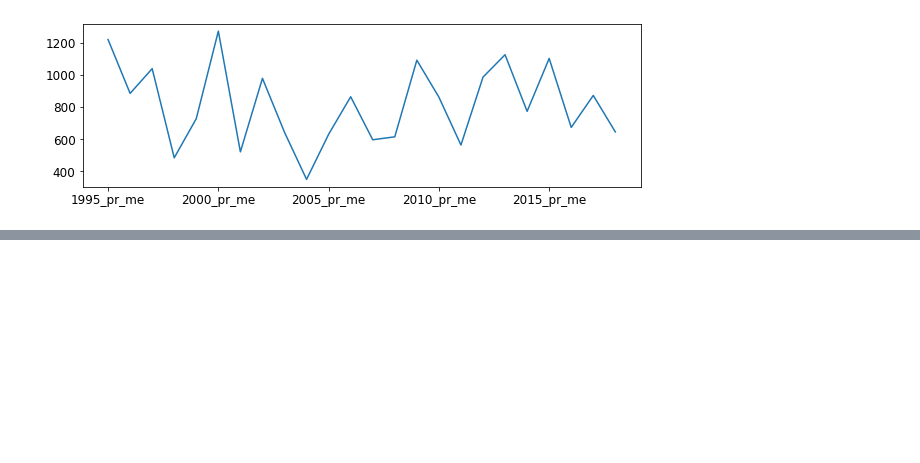
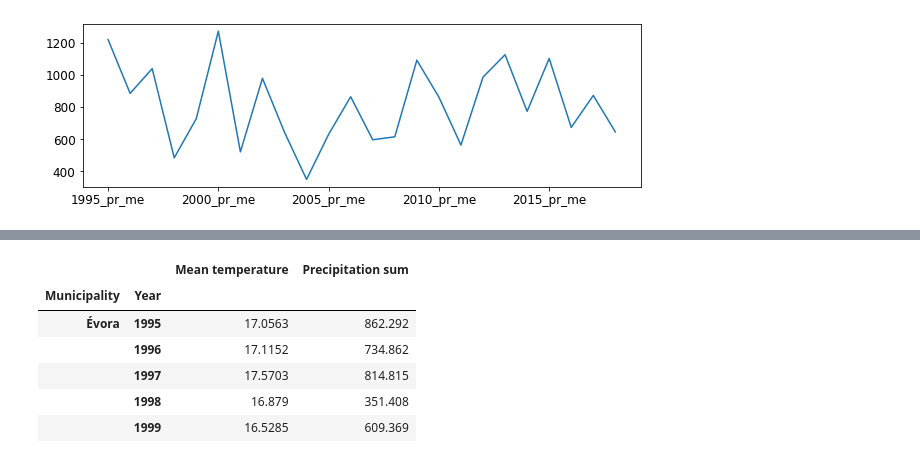
Before and after one commit to giacrava/thesis-sbp-abm, a Jupyter notebook: climate_and_soil_data/Shapefile with soil and climate data manipulation after QGIS.ipynb, the cells around one changed output, grey strips where cells are left out. Cells and saved outputs as stored; diff of their text form; code cells hidden in the pictures; blank space fills up the shorter version.

```diff
--- a/climate_and_soil_data/Shapefile with soil and climate data manipulation after QGIS.ipynb
+++ b/climate_and_soil_data/Shapefile with soil and climate data manipulation after QGIS.ipynb
@@ -166,0 +203,23 @@ plt.show()
+# %%
+cols_raw = municipalities_climate_abm_raw.columns.to_list()
+
+for munic in municipalities:
+    for year in years:
+        for prop in column_variables:
+            for col in cols_raw:
+                if str(year) in col and prop in col:
+                    corresponding_col = col
+            value = municipalities_climate_abm_raw.loc[munic, corresponding_col]
+            municipalities_climate_abm.loc[(munic, year), prop] = value
+# %%
+municipalities_climate_abm.rename(columns={'mt': 'Mean temperature', 'pr': 'Precipitation sum'}, inplace=True)
+# %%
+municipalities_climate_abm.head()
+# %% [output]
+|  |  | Mean temperature | Precipitation sum |
+| Municipality | Year |  |  |
+| Évora | 1995 | 17.0563 | 862.292 |
+|  | 1996 | 17.1152 | 734.862 |
+|  | 1997 | 17.5703 | 814.815 |
+|  | 1998 | 16.879 | 351.408 |
+|  | 1999 | 16.5285 | 609.369 |
```
Also changed, not shown: parts of 24 cells of this notebook, 6 other files.
